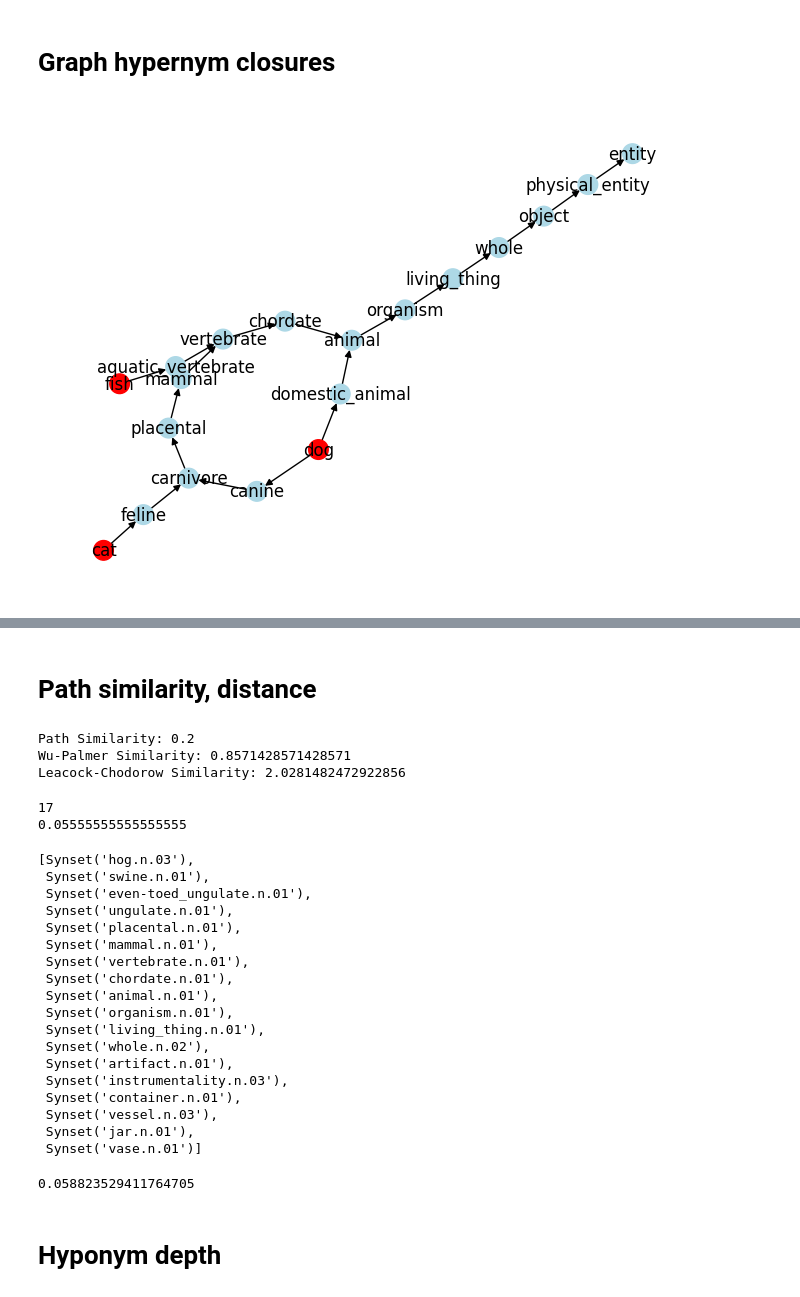
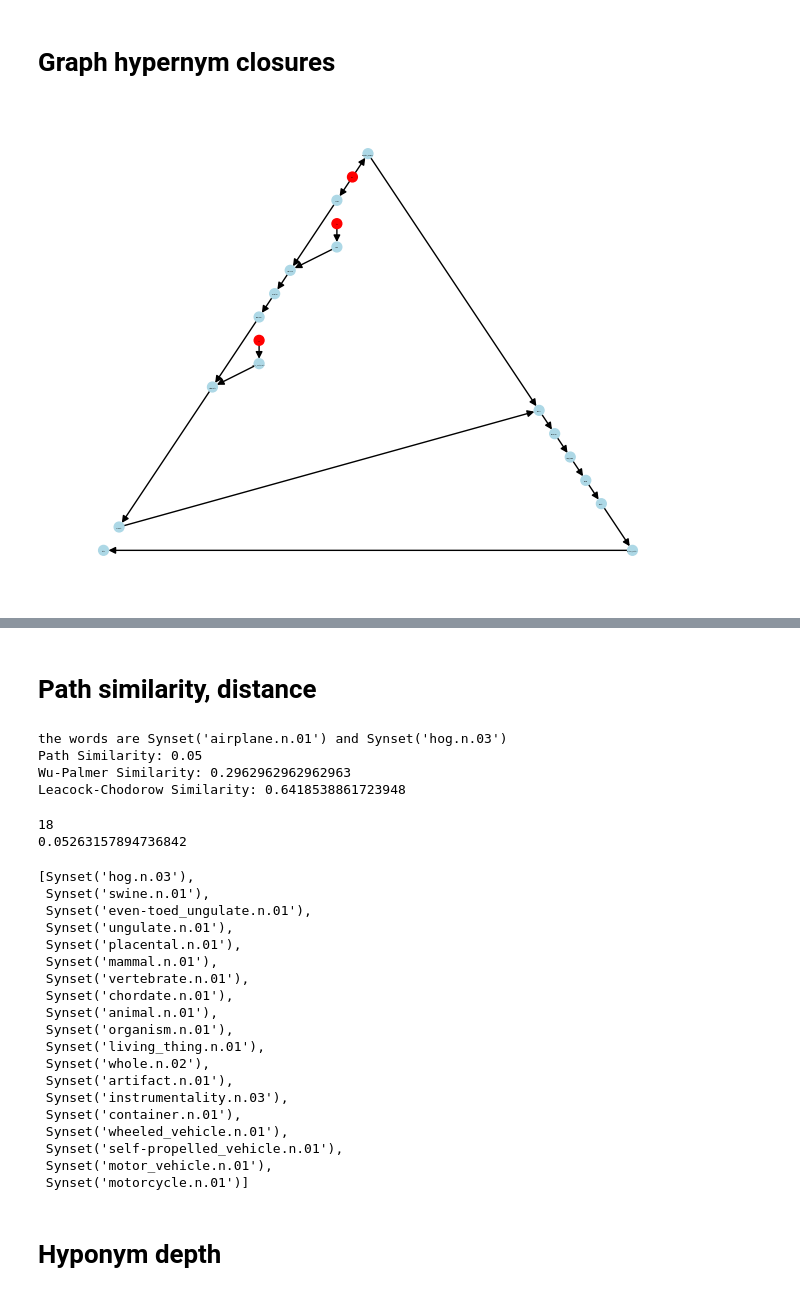
Before and after one commit to alex-smith-uwec/CS491, a Jupyter notebook: WordNet.ipynb, the cells around one changed output, grey strips where cells are left out. Saved outputs shown, nothing was run; the diff lists cells and outputs as text; code cells hidden in the pictures.

Commit message:
added graph position options, some random selection of noun synsets

```diff
--- a/WordNet.ipynb
+++ b/WordNet.ipynb
@@ -108,8 +33,6 @@ Hyponyms: []
 # %% [markdown]
 # Graph hypernym closures
 # %%
-
-
 def get_node_label(synset_name):
     return synset_name.split('.')[0]
 
@@ -135,22 +58,33 @@ def closure_graph(words):
         add_paths_to_graph(word, graph)
 
     return graph
-
-def draw_graph(graph, start_words):
-    pos = nx.kamada_kawai_layout(graph)
-    start_node_labels = [get_node_label(word) for word in start_words]
-    node_colors = ['red' if node in start_node_labels else 'lightblue' for node in graph.nodes()]
-
-    nx.draw(graph, pos, with_labels=True, font_size=12, node_color=node_colors, edge_color='black', node_size=200, width=1)
-    plt.show()
-
-# Example usage:
-words = ['dog.n.01', 'cat.n.01','fish.n.01']  # Replace with any list of WordNet synset identifiers
-
-graph = closure_graph(words)
-draw_graph(graph, words)
-# %% [output]
-[figure, removed]
+# %%
+def draw_graph(graph, start_words):
+    # pos = nx.kamada_kawai_layout(graph)
+    # pos=nx.spring_layout(graph)
+    # pos=nx.circular_layout(graph)
+    # pos=nx.random_layout(graph)
+    # pos=nx.shell_layout(graph)
+    # pos=nx.spectral_layout(graph)
+    pos=nx.planar_layout(graph)
+    # pos=nx.spiral_layout(graph)
+
+
+    start_node_labels = [get_node_label(word) for word in start_words]
+    node_colors = ['red' if node in start_node_labels else 'lightblue' for node in graph.nodes()]
+
+    ##Note: font_size=0 is sometime helpful
+    nx.draw(graph, pos, with_labels=True, font_size=0, node_color=node_colors, edge_color='black', node_size=50, width=1)
+    plt.show()
+
+# Example usage:
+words = ['dog.n.01', 'cat.n.01','fish.n.01']  # Replace with any list of WordNet synset identifiers
+# words=random_noun_synset_names
+
+graph = closure_graph(words)
+draw_graph(graph, words)
+# %% [output]
+[figure, added]
 # %%
 from bokeh.models import GraphRenderer, StaticLayoutProvider, Circle, HoverTool, ColumnDataSource
 from bokeh.plotting import figure, show, output_notebook
@@ -210,8 +149,10 @@ show(plot)
 # Path similarity, distance
 # %%
 # Find synsets for two words
-word1 = wn.synset('dog.n.01')
-word2 = wn.synset('cat.n.01')
+word1 = wn.synset('plane.n.01')
+word2 = wn.synset('pig.n.01')
+# word1=wn.synset(random_noun_synset_names[0])
+# word2=wn.synset(random_noun_synset_names[1])
 
 # Calculate similarities
 path_similarity = word1.path_similarity(word2)
@@ -220,13 +161,15 @@ lch_similarity = word1.lch_similarity(word2) if word1.pos() == word2.pos() else
 # Lin similarity requires information content, which is not directly available in NLTK without additional resources
 
 # Print results
+print(f"the words are {word1} and {word2}")
 print("Path Similarity:", path_similarity)
 print("Wu-Palmer Similarity:", wup_similarity)
 print("Leacock-Chodorow Similarity:", lch_similarity)
 # %% [output]
-Path Similarity: 0.2
-Wu-Palmer Similarity: 0.8571428571428571
-Leacock-Chodorow Similarity: 2.0281482472922856
+the words are Synset('airplane.n.01') and Synset('hog.n.03')
+Path Similarity: 0.05
+Wu-Palmer Similarity: 0.2962962962962963
+Leacock-Chodorow Similarity: 0.6418538861723948
 # %%
 from collections import deque
 
@@ -268,8 +211,10 @@ def shortest_path(synset1, synset2):
     return None, None
 
 # Example usage
-synset1 = wn.synsets('pig')[0]  # First sense of the word 'dog'
-synset2 = wn.synsets('vase')[0]  # First sense of the word 'cat'
+synset1 = wn.synsets('pig')[0]  # First sense of the word
+synset2 = wn.synsets('bike')[0]  # First sense of the word
+# synset1=wn.synset(random_noun_synset_names[0])
+# synset2=wn.synset(random_noun_synset_names[2])
 
 path_length, path = shortest_path(synset1, synset2)
 path_length, path
@@ -278,8 +223,8 @@ print(path_length)
 print(synset1.path_similarity(synset2))
 path
 # %% [output]
-17
-0.05555555555555555
+18
+0.05263157894736842
 [Synset('hog.n.03'),
  Synset('swine.n.01'),
  Synset('even-toed_ungulate.n.01'),
@@ -295,13 +240,10 @@ path
  Synset('artifact.n.01'),
  Synset('instrumentality.n.03'),
  Synset('container.n.01'),
- Synset('vessel.n.03'),
- Synset('jar.n.01'),
- Synset('vase.n.01')]
+ Synset('wheeled_vehicle.n.01'),
+ Synset('self-propelled_vehicle.n.01'),
+ Synset('motor_vehicle.n.01'),
+ Synset('motorcycle.n.01')]
-# %%
-1/17
-# %% [output]
-0.058823529411764705
 # %% [markdown]
 # Hyponym depth
 # %%
```
Also changed, not shown: parts of 21 cells of this notebook.
